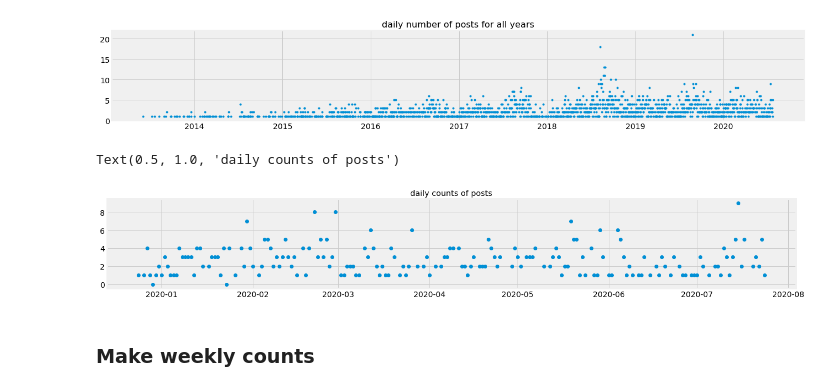
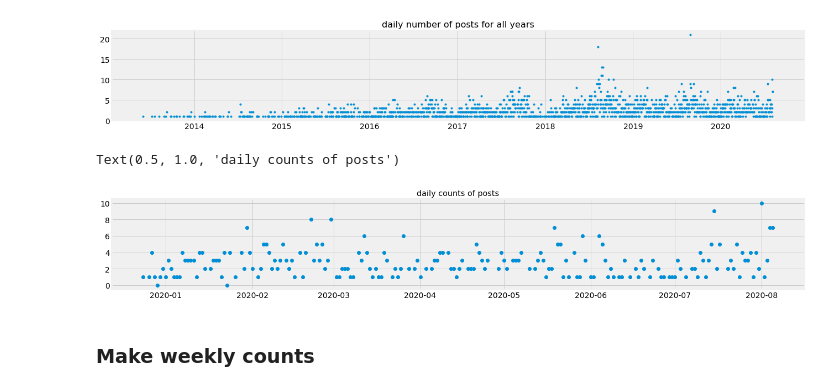
Before and after one commit to zhensongren/1p3a-scraper, a Jupyter notebook: 1p3a_referrals_US_analysis.ipynb, the cells around one changed output. Cells and saved outputs as stored; diff of their text form; code cells hidden in the pictures.

```diff
--- a/1p3a_referrals_US_analysis.ipynb
+++ b/1p3a_referrals_US_analysis.ipynb
@@ -84,13 +85,13 @@ Text(0.5, 1.0, 'daily number of posts for all years')
 [figure]
 # %%
 plt.figure(figsize=(20,3))
-plt.plot(daily_count['2019-12-24':'2020-07-24'].index, daily_count['2019-12-24':'2020-07-24'].Poster, marker='o', linestyle='')
+plt.plot(daily_count['2019-12-24':].index, daily_count['2019-12-24':].Poster, marker='o', linestyle='')
 plt.xticks(fontsize=14)
 plt.yticks(fontsize=14)
 plt.title('daily counts of posts')
 # %% [output]
 Text(0.5, 1.0, 'daily counts of posts')
-[figure, old version]
+[figure, new version]
 # %% [markdown]
 ### Make weekly counts
 # %%
```
Also changed, not shown: parts of 13 cells of this notebook, 4 other files.
